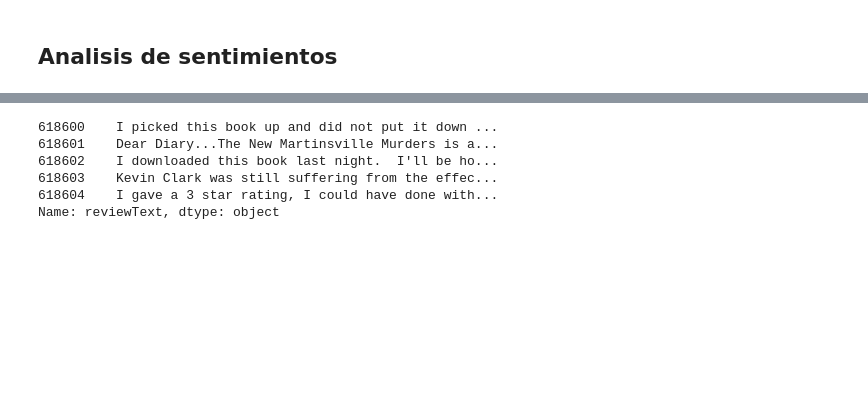
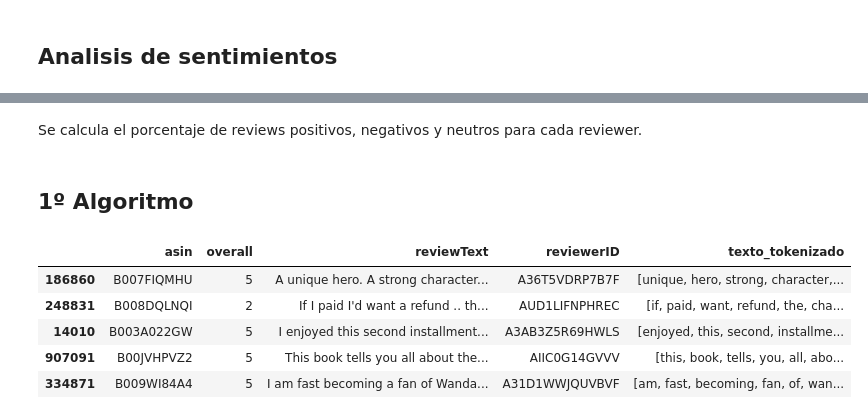
Before and after one commit to amvalero10/BI_proyecto1, a Jupyter notebook: proy1.ipynb, the cells around one changed output, grey strips where cells are left out. Saved outputs shown, nothing was run; the diff lists cells and outputs as text; code cells hidden in the pictures; blank space fills up the shorter version.

```diff
--- a/proy1.ipynb
+++ b/proy1.ipynb
@@ -539,11 +552,13 @@ dfPruenaC
-# %%
-pd.set_option("display.max_rows", 15, "display.max_columns", 19)
-# %%
-dfPruenaC['reviewText']
-# %% [output]
-618600    I picked this book up and did not put it down ...
-618601    Dear Diary...The New Martinsville Murders is a...
-618602    I downloaded this book last night.  I'll be ho...
-618603    Kevin Clark was still suffering from the effec...
-618604    I gave a 3 star rating, I could have done with...
-Name: reviewText, dtype: object
+# %% [markdown]
+Se calcula el porcentaje de reviews positivos, negativos y neutros para cada reviewer.
+# %% [markdown]
+## 1º Algoritmo
+# %%
+df_reviews_text_m.head()
+# %% [output]
+|  | asin | overall | reviewText | reviewerID | texto_tokenizado |
+| 186860 | B007FIQMHU | 5 | A unique hero. A strong character... | A36T5VDRP7B7F | [unique, hero, strong, character,... |
+| 248831 | B008DQLNQI | 2 | If I paid I'd want a refund .. th... | AUD1LIFNPHREC | [if, paid, want, refund, the, cha... |
+| 14010 | B003A022GW | 5 | I enjoyed this second installment... | A3AB3Z5R69HWLS | [enjoyed, this, second, installme... |
+| 907091 | B00JVHPVZ2 | 5 | This book tells you all about the... | AIIC0G14GVVV | [this, book, tells, you, all, abo... |
+| 334871 | B009WI84A4 | 5 | I am fast becoming a fan of Wanda... | A31D1WWJQUVBVF | [am, fast, becoming, fan, of, wan... |
```
Also changed, not shown: parts of 30 cells of this notebook.
